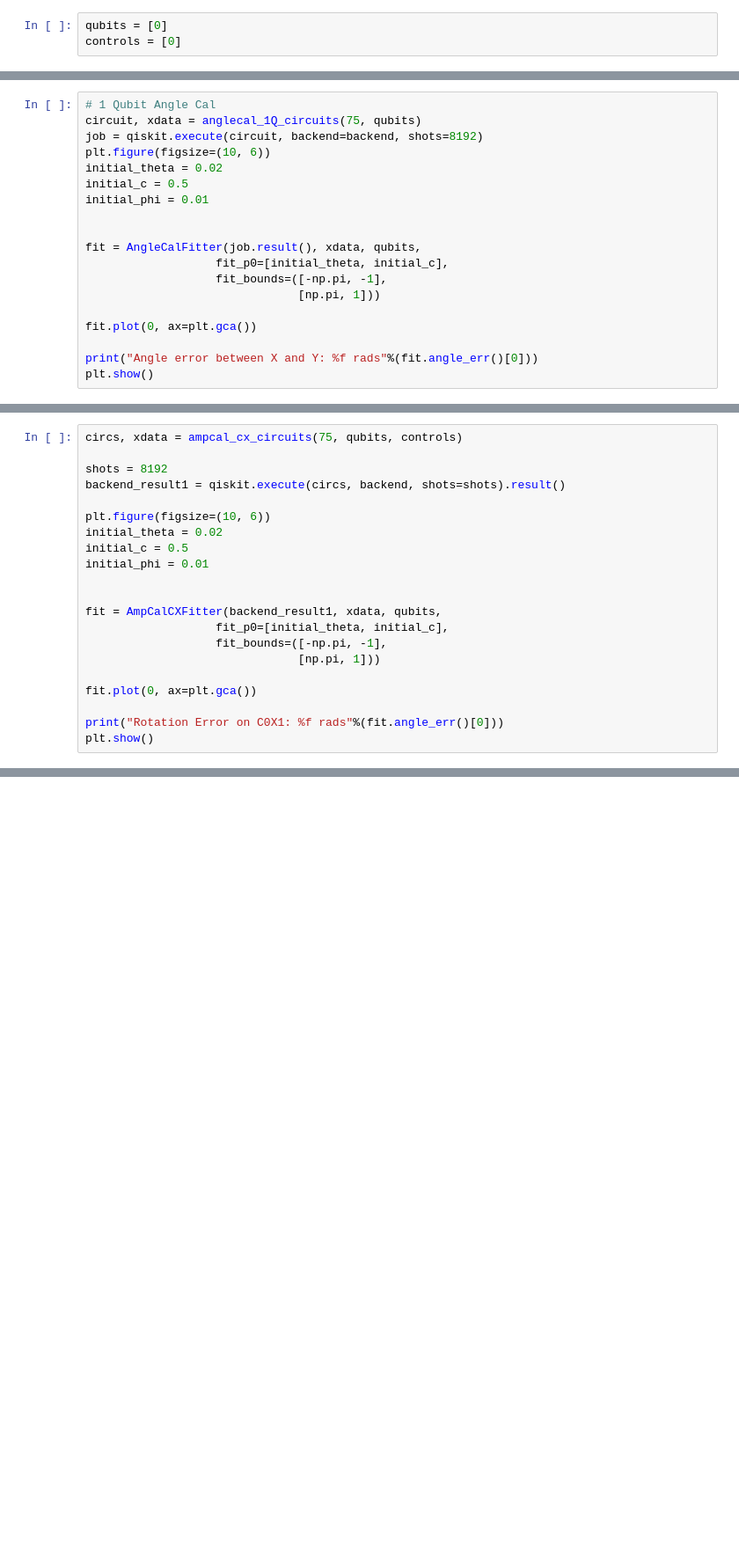
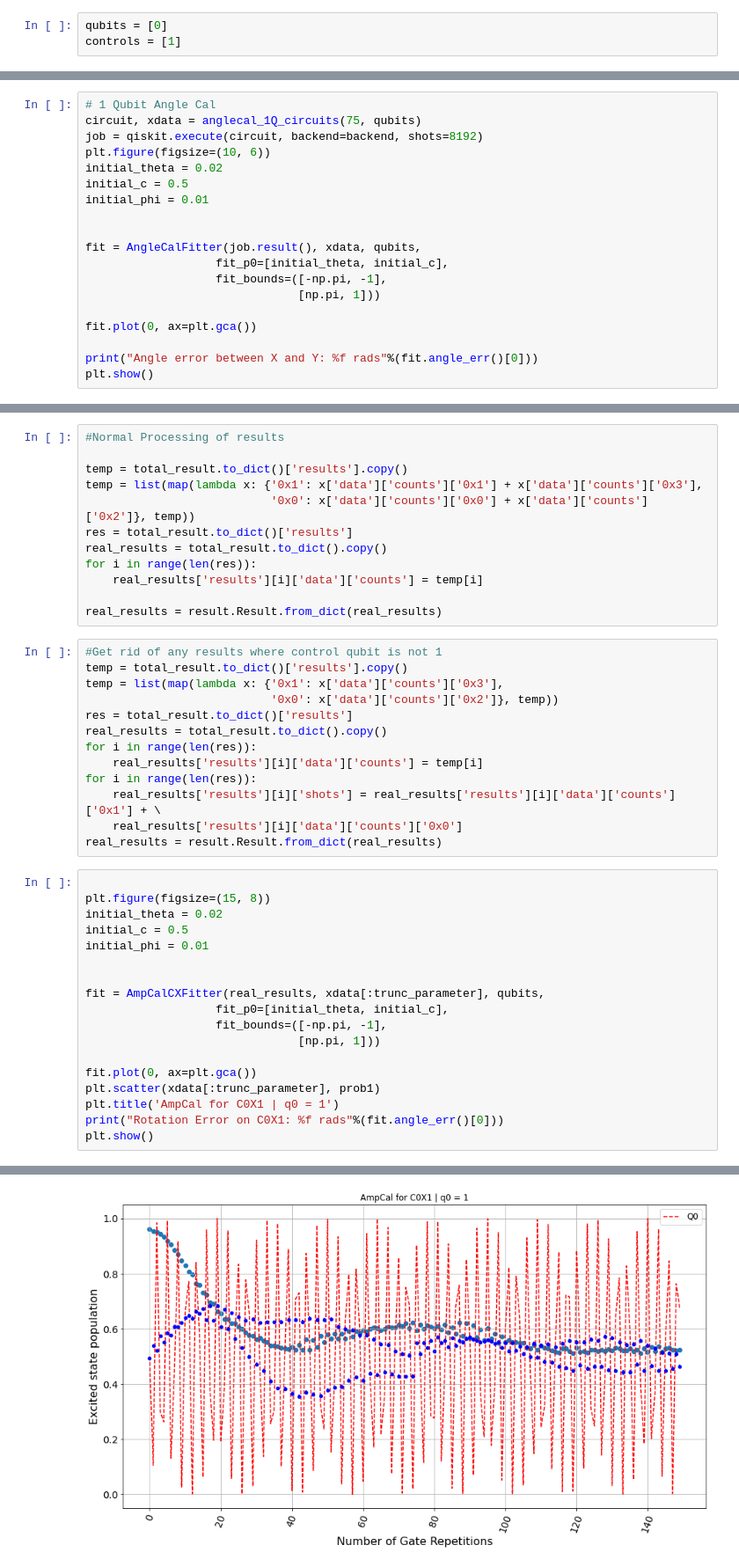
Before and after one commit to a-kapila/quantum-error, a Jupyter notebook: data_and_scripts/dmft_error/amp_and_ang_errors.ipynb, the cells around one changed output, grey strips where cells are left out. Shown at 88% size. Cells and saved outputs as stored; diff of their text form; blank space fills up the shorter version.

```diff
--- a/data_and_scripts/dmft_error/amp_and_ang_errors.ipynb
+++ b/data_and_scripts/dmft_error/amp_and_ang_errors.ipynb
@@ -12,6 +14,6 @@ from qiskit.ignis.mitigation.measurement import (complete_meas_cal, CompleteMeas
 # %%
 qubits = [0]
-controls = [0]
+controls = [1]
 # %%
 meas_calibs, state_labels = complete_meas_cal(qubit_list=qubits, qr=5, circlabel='mcal')
 cal_job = qiskit.execute(meas_calibs, backend=backend, shots=8192)
@@ -79,21 +107,44 @@ plt.show()
+# %%
+#Normal Processing of results
+
+temp = total_result.to_dict()['results'].copy()
+temp = list(map(lambda x: {'0x1': x['data']['counts']['0x1'] + x['data']['counts']['0x3'],
+                           '0x0': x['data']['counts']['0x0'] + x['data']['counts']['0x2']}, temp))
+res = total_result.to_dict()['results']
+real_results = total_result.to_dict().copy()
+for i in range(len(res)):
+    real_results['results'][i]['data']['counts'] = temp[i]
+
+real_results = result.Result.from_dict(real_results)
+# %%
+#Get rid of any results where control qubit is not 1
+temp = total_result.to_dict()['results'].copy()
+temp = list(map(lambda x: {'0x1': x['data']['counts']['0x3'],
+                           '0x0': x['data']['counts']['0x2']}, temp))
+res = total_result.to_dict()['results']
+real_results = total_result.to_dict().copy()
+for i in range(len(res)):
+    real_results['results'][i]['data']['counts'] = temp[i]
+for i in range(len(res)):
+    real_results['results'][i]['shots'] = real_results['results'][i]['data']['counts']['0x1'] + \
+    real_results['results'][i]['data']['counts']['0x0']
+real_results = result.Result.from_dict(real_results)
 # %%
-circs, xdata = ampcal_cx_circuits(75, qubits, controls)
 
-shots = 8192
-backend_result1 = qiskit.execute(circs, backend, shots=shots).result()
-
-plt.figure(figsize=(10, 6))
+plt.figure(figsize=(15, 8))
 initial_theta = 0.02
 initial_c = 0.5
 initial_phi = 0.01
 
 
-fit = AmpCalCXFitter(backend_result1, xdata, qubits,
+fit = AmpCalCXFitter(real_results, xdata[:trunc_parameter], qubits,
                    fit_p0=[initial_theta, initial_c],
                    fit_bounds=([-np.pi, -1],
                                [np.pi, 1]))
 
 fit.plot(0, ax=plt.gca())
-
+plt.scatter(xdata[:trunc_parameter], prob1)
+plt.title('AmpCal for C0X1 | q0 = 1')
 print("Rotation Error on C0X1: %f rads"%(fit.angle_err()[0]))
 plt.show()
+# %% [output]
@@ -99,0 +152 @@ plt.show()
+[figure, added]
```
Also changed, not shown: parts of 8 cells of this notebook, 3 other files.
